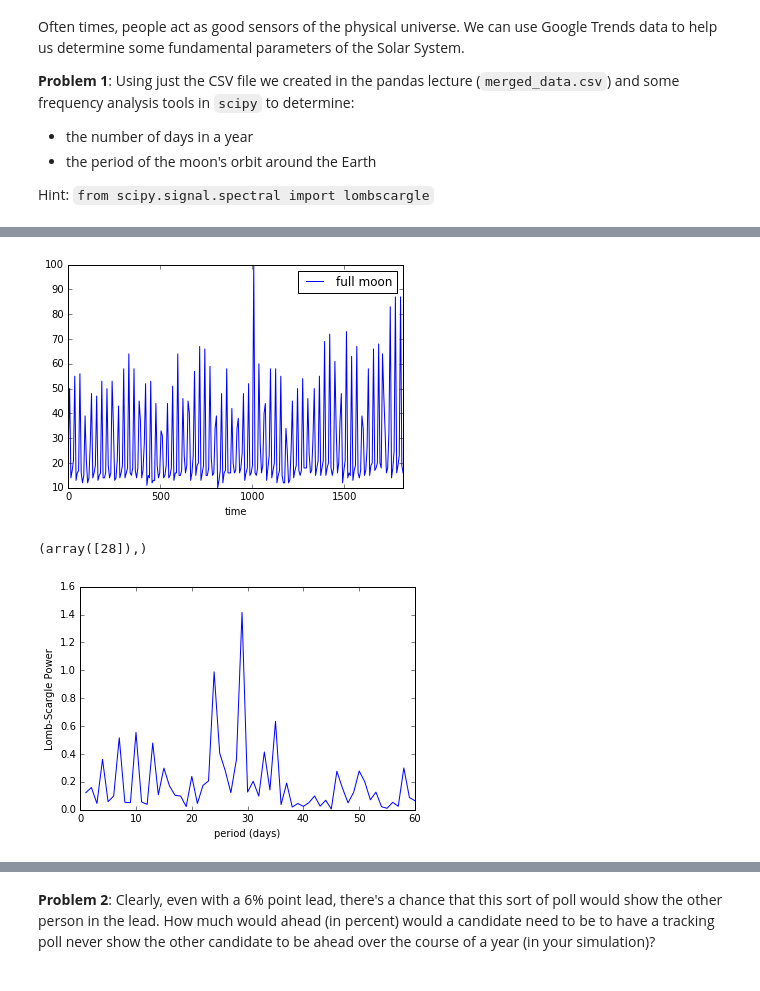
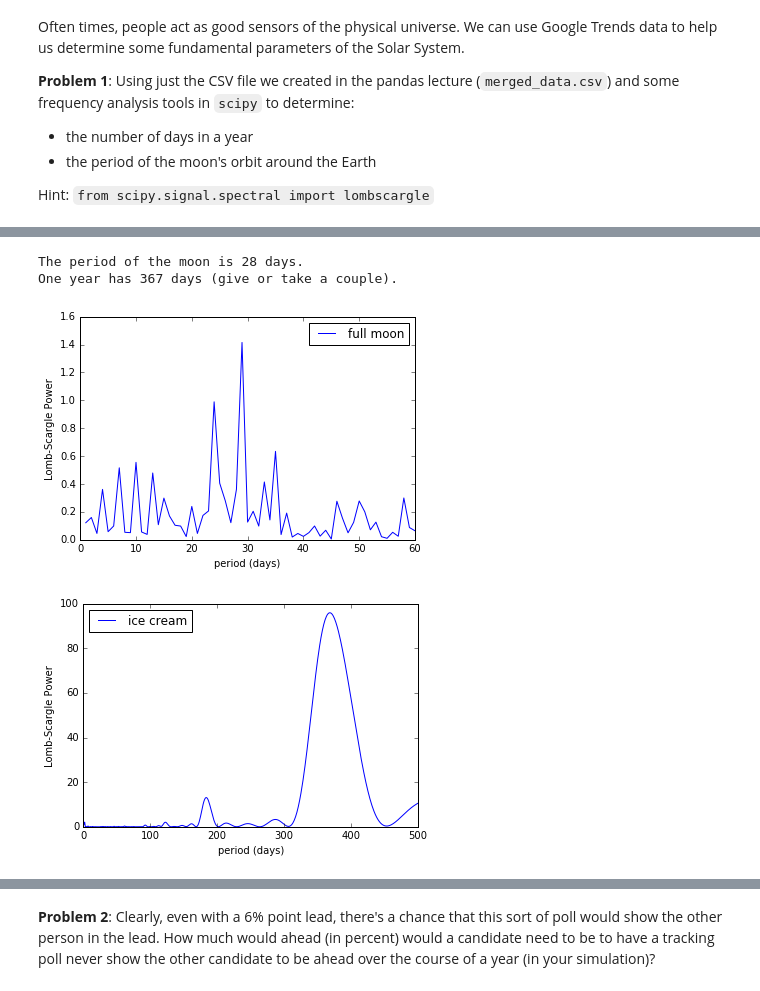
Before and after one commit to irinaene/py-ay250-hw, a Jupyter notebook: hw_1/hw_1_assignment.ipynb, the cells around one changed output, grey strips where cells are left out. Cells and saved outputs as stored; diff of their text form; code cells hidden in the pictures.

```diff
--- a/hw_1/hw_1_assignment.ipynb
+++ b/hw_1/hw_1_assignment.ipynb
@@ -484,30 +399,59 @@ data.head(10)
-# %%
-data['Week'] = pd.to_datetime(data['Week'])
-data['time'] = (data['Week'] - data['Week'].min())  / np.timedelta64(1,'D')
-
-data.plot(x='time', y='full moon');
-# %% [output]
-[figure, removed]
 # %%
-# Choose a period grid
+# your code here
+import numpy as np
+import pandas as pd
+from scipy.signal.spectral import lombscargle
+
+### read in data
+data = pd.read_csv('merged_data.csv')
+
+### change from weeks to day since start
+data['Week'] = pd.to_datetime(data['Week'])
+data['time'] = (data['Week'] - data['Week'].min())  / np.timedelta64(1,'D')
+
+# MOON
 periods = np.linspace(1, 60, 60)
 ang_freqs = 2 * np.pi / periods
 
 # compute the (unnormalized) periodogram
-# note pre-centering of y values!
 power = lombscargle(data['time'].values,(data['full moon'].values-np.mean(data['full moon'].values))\
                     /np.std(data['full moon'].values), ang_freqs)
 
 # normalize the power
 N = len(data['time'].values)
 
 # plot the results
 fig, ax = plt.subplots()
 #ax.plot(periods, np.sqrt(4*(power/N)))
-ax.plot(periods, power)
+ax.plot(periods, power, label='full moon')
+ax.legend()
 ax.set_xlabel('period (days)')
 ax.set_ylabel('Lomb-Scargle Power')
-np.where(power == np.max(power))
+moon = np.where(power == np.max(power))
+print("The period of the moon is {} days.".format(moon[0][0]))
+
+# DAYS IN YEAR
+periods = np.linspace(1, 500, 500)
+ang_freqs = 2 * np.pi / periods
+
+# compute the (unnormalized) periodogram
+power = lombscargle(data['time'].values,(data['ice cream'].values-np.mean(data['ice cream'].values))\
+                    /np.std(data['ice cream'].values), ang_freqs)
+
+# normalize the power
+N = len(data['time'].values)
+
+# plot the results
+fig, ax = plt.subplots()
+#ax.plot(periods, np.sqrt(4*(power/N)))
+ax.plot(periods, power, label='ice cream')
+ax.legend(loc=0)
+ax.set_xlabel('period (days)')
+ax.set_ylabel('Lomb-Scargle Power')
+days_in_year = np.where(power == np.max(power))
+print("One year has {} days (give or take a couple).".format(days_in_year[0][0]))
 # %% [output]
-(array([28]),)
+The period of the moon is 28 days.
+One year has 367 days (give or take a couple).
-[figure, old version]
+[figure, new version]
+[figure, added]
```
Also changed, not shown: parts of 21 cells of this notebook.
